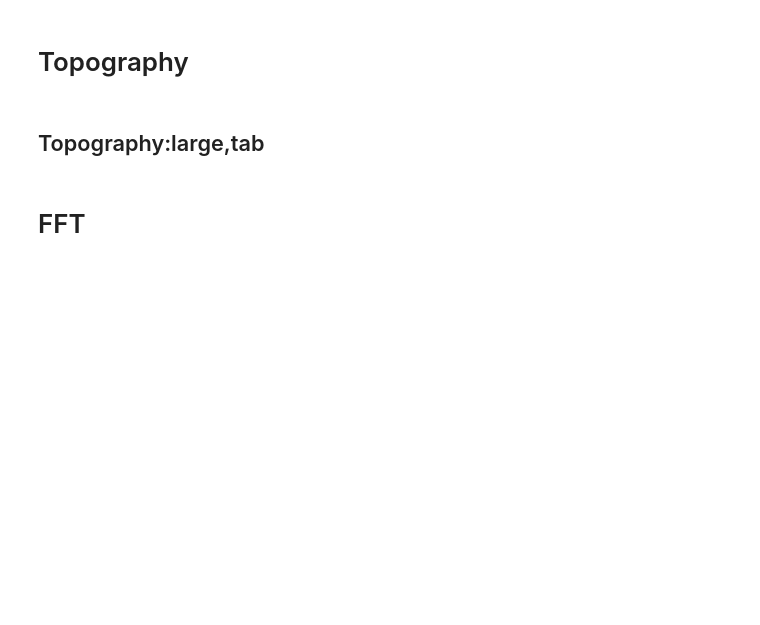
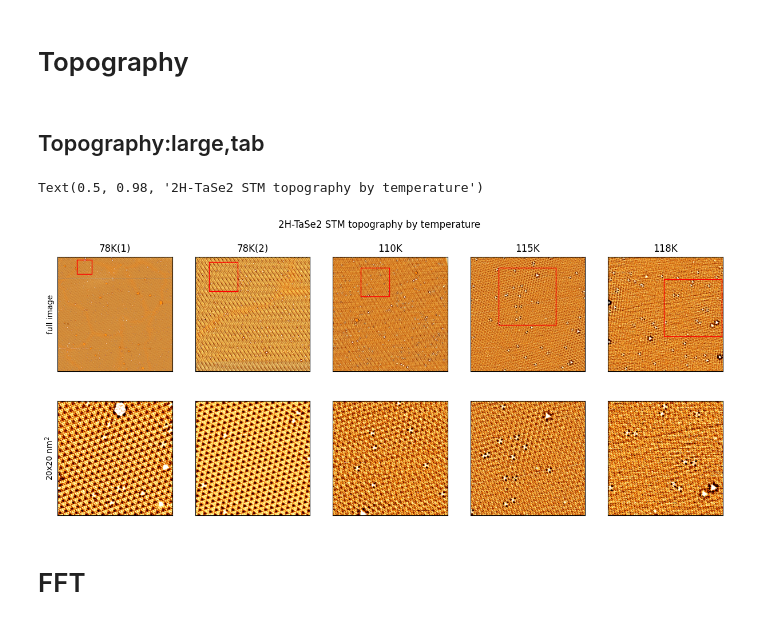
Before and after one commit to Potdooshami/2H_TaSe2_Tc_STM, a Jupyter notebook: getPhasemap.ipynb, the cells around one changed output. Saved outputs shown, nothing was run; the diff lists cells and outputs as text; code cells hidden in the pictures; blank space fills up the shorter version.

Commit message:
FEAT: - integrated version of visualize phase & amplitude - add `subtabfigSr`

```diff
--- a/getPhasemap.ipynb
+++ b/getPhasemap.ipynb
@@ -51,42 +55,45 @@ tab = subtabSr(arrSries)
 # %%
 import matplotlib.pyplot as plt
 %matplotlib inline
 idts = [0,4,2,3,1]
 x0, y0 = 250, 100
 x0_, y0_ = 350, 50
 x0s = [x0_,x0,x0,x0,x0]
 y0s = [y0_,y0,y0,y0,y0]
 
-# fig,axs = plt.subplots(2,5,figsize=(15,6))
-# for idt,isb,x0,y0 in zip(idts,range(len(idts)),x0s,y0s):
-#     ax = axs[0,isb]
-#     plt.sca(ax)
-#     arr = arrSries[fns[idt]]
-#     plt.imshow(arr,cmap='afmhot')
-#     auto199()
-#     tickoff()
-#     ax.set_title(df['nms'][idt])
-#     pxl20nm = int((sz[idt]/nano[idt]) *20)
-#     if isb == 0:
-#         ax.set_ylabel('full image')
+fig,axs = plt.subplots(2,5,figsize=(15,6))
+for idt,isb,x0,y0 in zip(idts,range(len(idts)),x0s,y0s):
+    ax = axs[0,isb]
+    plt.sca(ax)
+    arr = arrSries[fns[idt]]
+    plt.imshow(arr,cmap='afmhot')
+    auto199()
+    tickoff()
+    ax.set_title(df['nms'][idt])
+    pxl20nm = int((sz[idt]/nano[idt]) *20)
+    if isb == 0:
+        ax.set_ylabel('full image')
 
-#     ax = axs[1,isb]
-#     plt.sca(ax)
-#     plt.imshow(arr,cmap='afmhot')
-#     auto199()
-#     tickoff()
-#     ax.set_xlim(x0,pxl20nm+x0)
-#     ax.set_ylim(pxl20nm+y0,y0)
-#     # ax.
-#     if isb == 0:
-#         ax.set_ylabel('20x20 nm$^2$')
-# from matplotlib.patches import Rectangle
-# for idt, isb, x0, y0 in zip(idts, range(len(idts)), x0s, y0s):
-#     ax = axs[0, isb]
-#     pxl20nm = int((sz[idt] / nano[idt]) * 20)
-#     rect = Rectangle((x0, y0), pxl20nm, pxl20nm, linewidth=1, edgecolor='r', facecolor='none')
-#     ax.add_patch(rect)
-# plt.suptitle('2H-TaSe2 STM topography by temperature')
+    ax = axs[1,isb]
+    plt.sca(ax)
+    plt.imshow(arr,cmap='afmhot')
+    auto199()
+    tickoff()
+    ax.set_xlim(x0,pxl20nm+x0)
+    ax.set_ylim(pxl20nm+y0,y0)
+    # ax.
+    if isb == 0:
+        ax.set_ylabel('20x20 nm$^2$')
+from matplotlib.patches import Rectangle
+for idt, isb, x0, y0 in zip(idts, range(len(idts)), x0s, y0s):
+    ax = axs[0, isb]
+    pxl20nm = int((sz[idt] / nano[idt]) * 20)
+    rect = Rectangle((x0, y0), pxl20nm, pxl20nm, linewidth=1, edgecolor='r', facecolor='none')
+    ax.add_patch(rect)
+plt.suptitle('2H-TaSe2 STM topography by temperature')
+# %% [output]
+Text(0.5, 0.98, '2H-TaSe2 STM topography by temperature')
+[figure, added]
 # %% [markdown]
 # FFT
 # %% [markdown]
```
Also changed, not shown: parts of 24 cells of this notebook, 2 other files.
